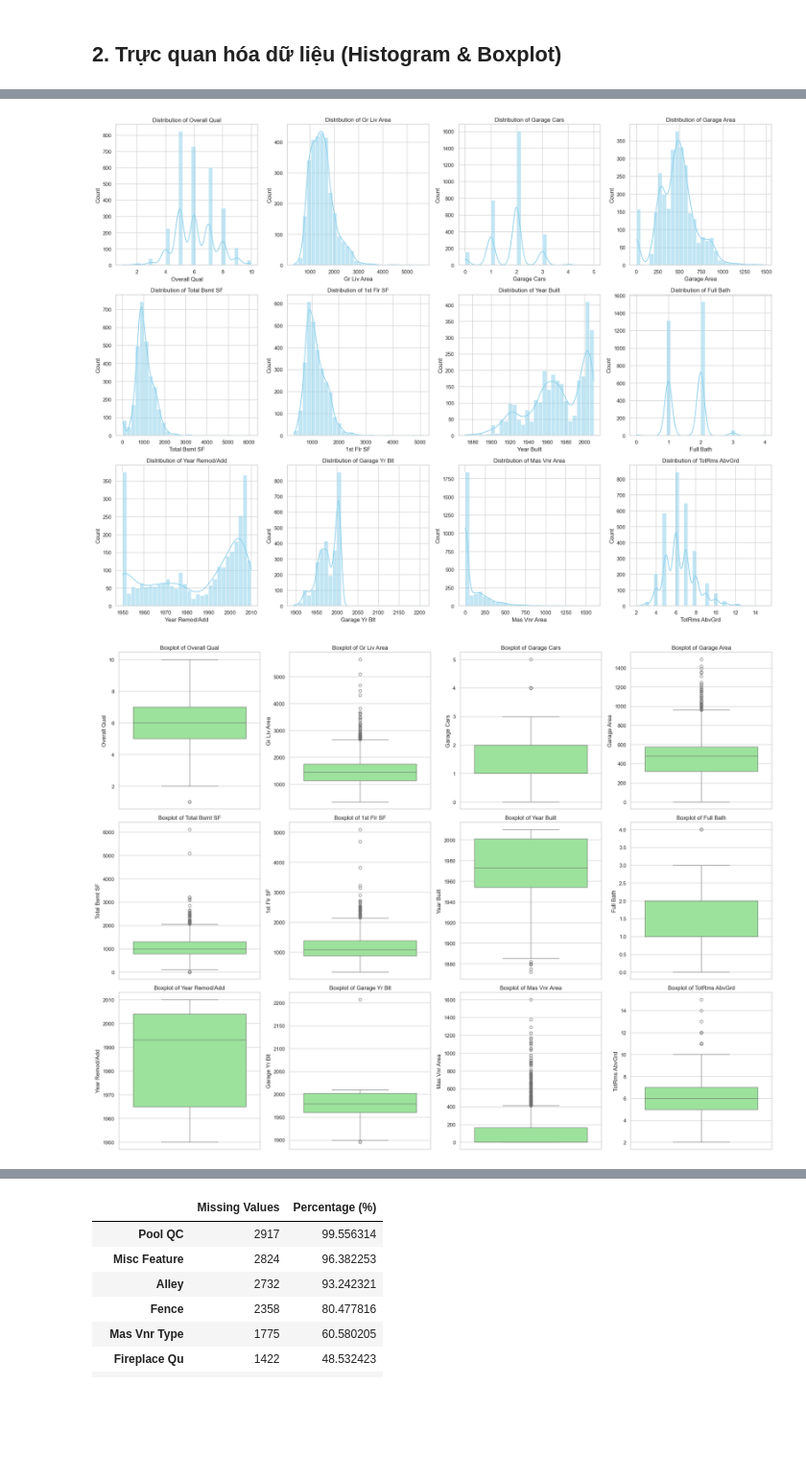
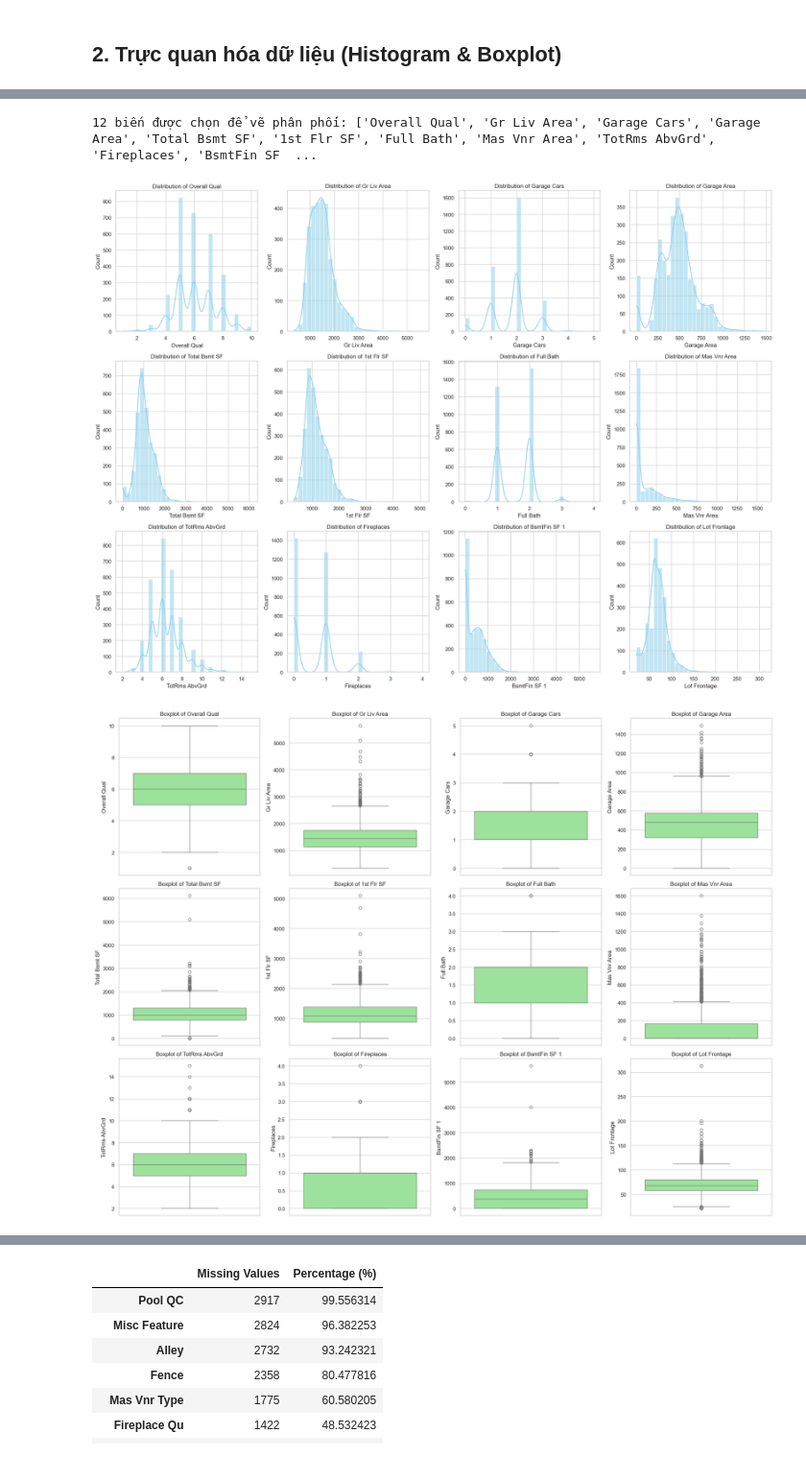
Before and after one commit to BB1311/Data-Fitting-And-OLS-Method, a Jupyter notebook: part2/part2_notebook.ipynb, the cells around one changed output, grey strips where cells are left out. Shown at 96% size. Saved outputs shown, nothing was run; the diff lists cells and outputs as text; code cells hidden in the pictures; blank space fills up the shorter version.

```diff
--- a/part2/part2_notebook.ipynb
+++ b/part2/part2_notebook.ipynb
@@ -47,31 +99,39 @@ Kích thước bộ dữ liệu: (2930, 82)
 # %%
 # Tìm các biến có tương quan cao nhất với SalePrice để ưu tiên khảo sát
 numeric_cols = df.select_dtypes(include=[np.number]).columns
 corr_matrix = df[numeric_cols].corr()
 
-# Lấy top 15 biến tương quan mạnh nhất với SalePrice
-top_corr_features = corr_matrix['SalePrice'].sort_values(ascending=False).head(15).index
+# Lấy top 30 biến tương quan mạnh nhất với SalePrice
+top_30_features = corr_matrix['SalePrice'].sort_values(ascending=False).head(30).index
 
-# 2.1 Vẽ Histogram xem phân phối (top 12 biến)
+# Định nghĩa danh sách các biến mang tính chất thời gian (năm/tháng)
+temporal_cols = ['Year Built', 'Year Remod/Add', 'Garage Yr Blt', 'Yr Sold', 'Mo Sold']
+
+# Lọc ra top các biến tương quan cao, bỏ qua biến mục tiêu (index 0)
+# và bỏ qua các biến nằm trong danh sách temporal_cols
+predictors_to_plot = [col for col in top_30_features[1:] if col not in temporal_cols][:12]
+
+print(f"12 biến được chọn để vẽ phân phối: {predictors_to_plot}")
+
+# Vẽ lưới Histogram 3x4
 plt.figure(figsize=(20, 15))
-for i, col in enumerate(top_corr_features[1:13], 1):
+for i, col in enumerate(predictors_to_plot, 1):
     plt.subplot(3, 4, i)
     sns.histplot(df[col], kde=True, bins=30, color='skyblue')
     plt.title(f'Distribution of {col}')
-
 plt.tight_layout()
 plt.show()
 
-# 2.2 Vẽ Boxplot để nhận diện Outliers
+# Vẽ lưới Boxplot 3x4
 plt.figure(figsize=(20, 15))
-for i, col in enumerate(top_corr_features[1:13], 1):
+for i, col in enumerate(predictors_to_plot, 1):
     plt.subplot(3, 4, i)
     sns.boxplot(y=df[col], color='lightgreen')
     plt.title(f'Boxplot of {col}')
-
 plt.tight_layout()
 plt.show()
 # %% [output]
+12 biến được chọn để vẽ phân phối: ['Overall Qual', 'Gr Liv Area', 'Garage Cars', 'Garage Area', 'Total Bsmt SF', '1st Flr SF', 'Full Bath', 'Mas Vnr Area', 'TotRms AbvGrd', 'Fireplaces', 'BsmtFin SF  ...
-[figure, old version]
+[figure, new version]
-[figure, old version]
+[figure, new version]
 # %% [markdown]
```
Also changed, not shown: parts of 26 cells of this notebook.
